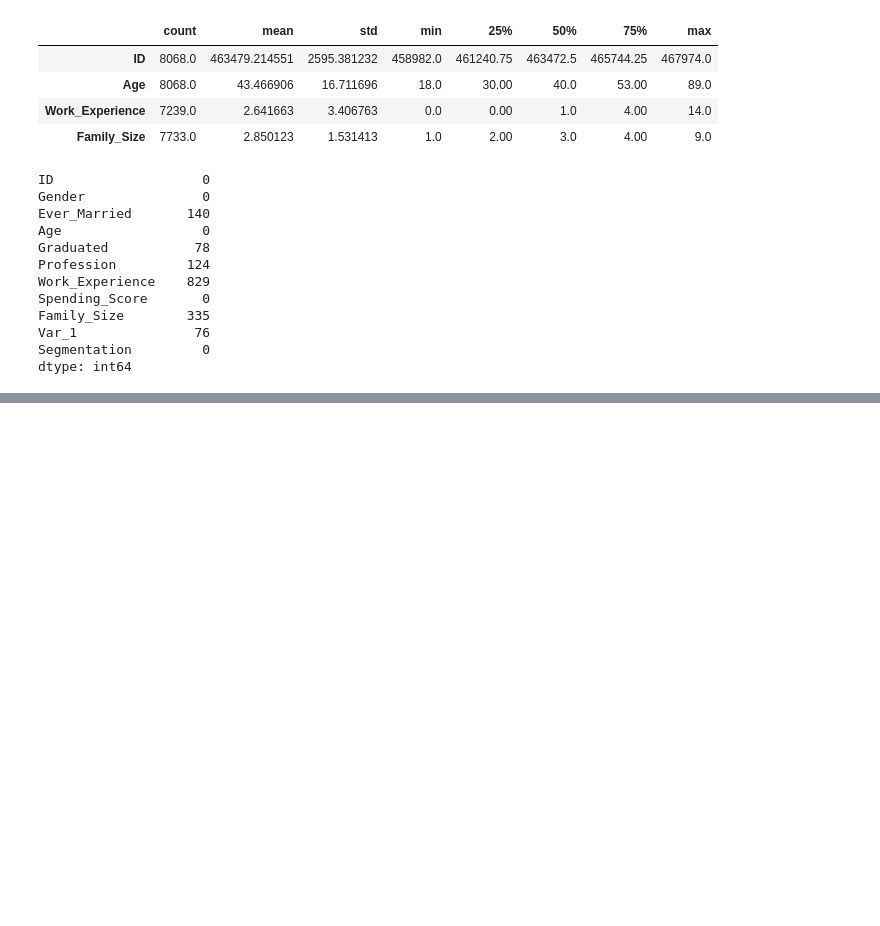
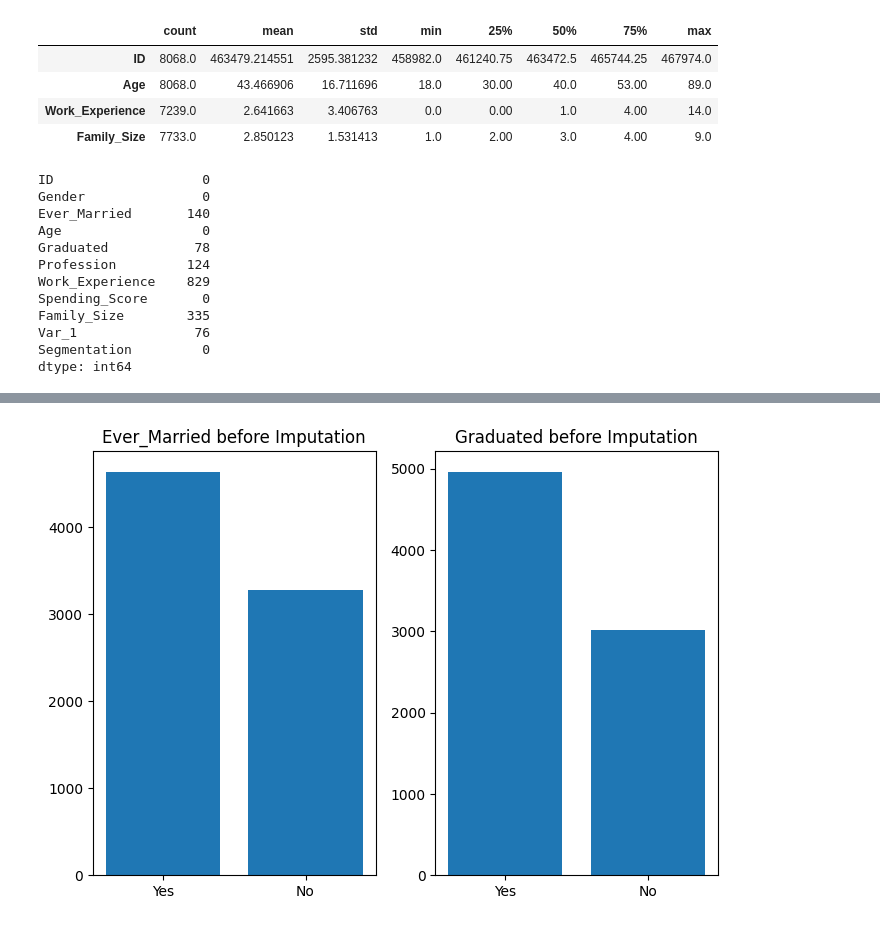
Before and after one commit to pkdc/automobile-company-customer-data-analysis, a Jupyter notebook: notebook/automobile_customer_analysis.ipynb, the cells around one changed output, grey strips where cells are left out. Cells and saved outputs as stored; diff of their text form; code cells hidden in the pictures; blank space fills up the shorter version.

```diff
--- a/notebook/automobile_customer_analysis.ipynb
+++ b/notebook/automobile_customer_analysis.ipynb
@@ -71,0 +115,14 @@ array([[<Axes: title={'center': 'Age'}>,
+# %%
+fig, ax = plt.subplots(1,2, figsize=(7,5))
+
+married_count = train_data['Ever_Married'].value_counts()
+ax[0].bar(married_count.index, married_count.values)
+ax[0].set_title('Ever_Married before Imputation')
+
+graduated_count = train_data['Graduated'].value_counts()
+ax[1].bar(graduated_count.index, graduated_count.values)
+ax[1].set_title('Graduated before Imputation')
+
+plt.tight_layout()
+# %% [output]
+[figure, added]
```
Also changed, not shown: parts of 9 cells of this notebook, 2 other files.
